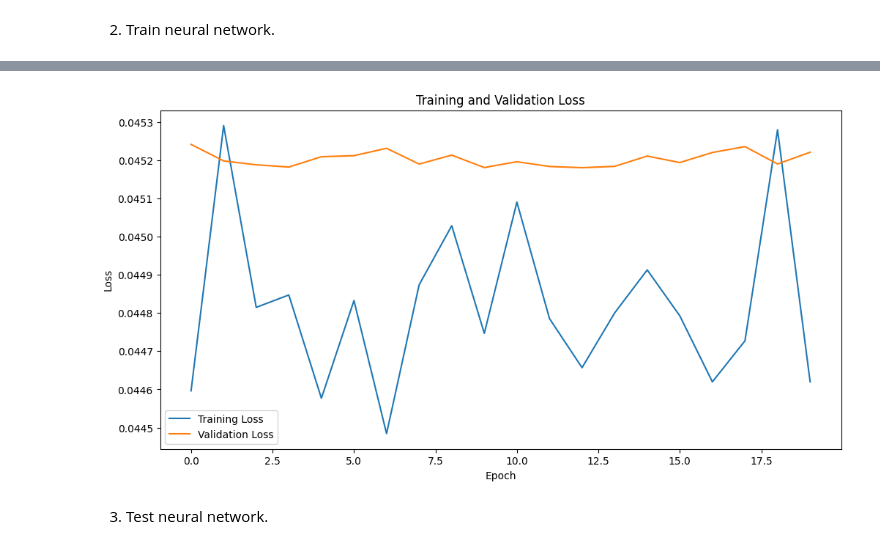
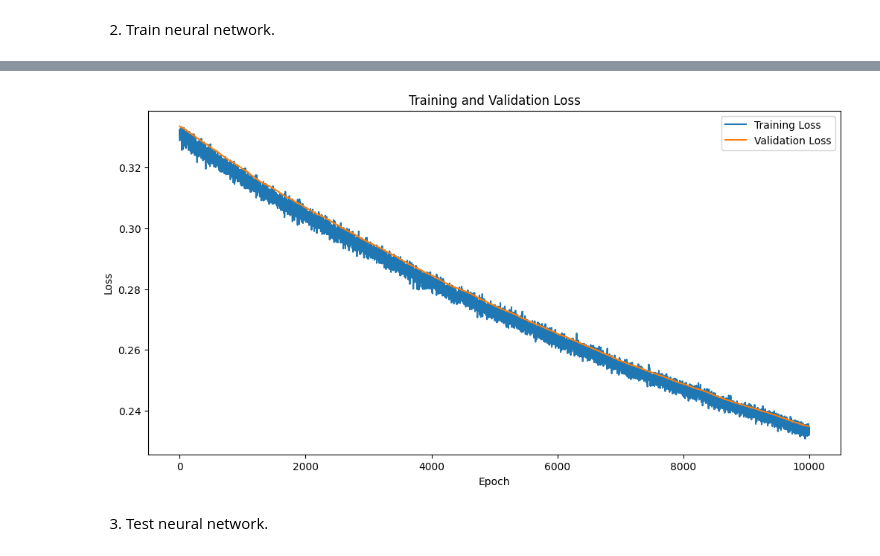
Before and after one commit to melalex/computational-intelligence, a Jupyter notebook: notebooks/wind_turbine_forecasting.ipynb, the cells around one changed output, grey strips where cells are left out. Drawn from its saved outputs; the diff is of its cells as text; code cells hidden in the pictures.

```diff
--- a/notebooks/wind_turbine_forecasting.ipynb
+++ b/notebooks/wind_turbine_forecasting.ipynb
@@ -56,11 +56,11 @@ dataset.head(5)
 # %%
-x_train, y_train, x_valid, y_valid, x_test, y_test = window_and_split_turbine_dataset(
-    dataset=dataset, test_train_ratio=0.8, train_valid_ratio=0.9, window_size=10
+# x_train, y_train, x_valid, y_valid, x_test, y_test = window_and_split_turbine_dataset(
+#     dataset=dataset, test_train_ratio=0.8, train_valid_ratio=0.9, window_size=10
+# )
+
+x_train, y_train, x_valid, y_valid, x_test, y_test = split_turbine_dataset(
+    dataset=dataset, test_train_ratio=0.8, train_valid_ratio=0.9
 )
-
-# x_train, y_train, x_valid, y_valid, x_test, y_test = split_turbine_dataset(
-#     dataset=dataset, test_train_ratio=0.8, train_valid_ratio=0.9
-# )
 
 print("x_train = " + str(x_train.shape))
 print("y_train = " + str(y_train.shape))
@@ -146,18 +168,18 @@ print("Delta^2 total = " + str(report_head["DELTA^2"].sum()))
 
 1. Define Neural network
 # %%
+from lib.ml.util.lr_scheduler import ConstantLrScheduler
+
+
 model = SeqNet(
     layers=[
         Input(x_train.shape[0]),
-        Dense(1024, activation_fun=RELU_ACTIVATION),
-        Dense(1024, activation_fun=RELU_ACTIVATION),
-        Dense(512, activation_fun=RELU_ACTIVATION),
         Dense(1),
     ]
 )
 
-lr_scheduler = ReduceLROnPlateau(lr=1e-3, patience=10, factor=0.1, min_lr=1e-7)
-opt = GradientDescentOptimizer(lr_scheduler=lr_scheduler)
+lr_scheduler = ConstantLrScheduler(1e-3)
+opt = GradientDescentOptimizer(lr_scheduler=ConstantLrScheduler(1e-3), momentum_decay=0.8)
 
 compiled_model = model.compile(
     optimizer=opt,
@@ -169,7 +191,7 @@ compiled_model = model.compile(
 2. Train neural network.
 # %%
 trained_model = compiled_model.fit(
-    x_train, y_train, 20, validation_data=validation_data, batch_size=4048
+    x_train, y_train, 10_000, validation_data=validation_data, batch_size=4048
 )
 
 print("loss = " + str(trained_model.train_loss()))
@@ -180,4 +202,4 @@ loss = 0.044619692243489405
-[figure, old version]
+[figure, new version]
 # %% [markdown]
 3. Test neural network.
 # %%
```
Also changed, not shown: parts of 14 cells of this notebook, 2 other files.
